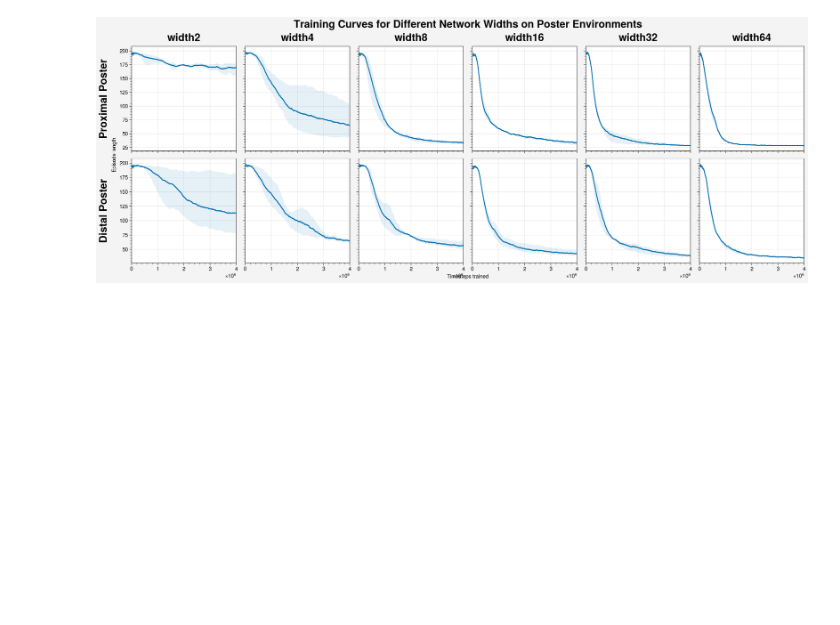
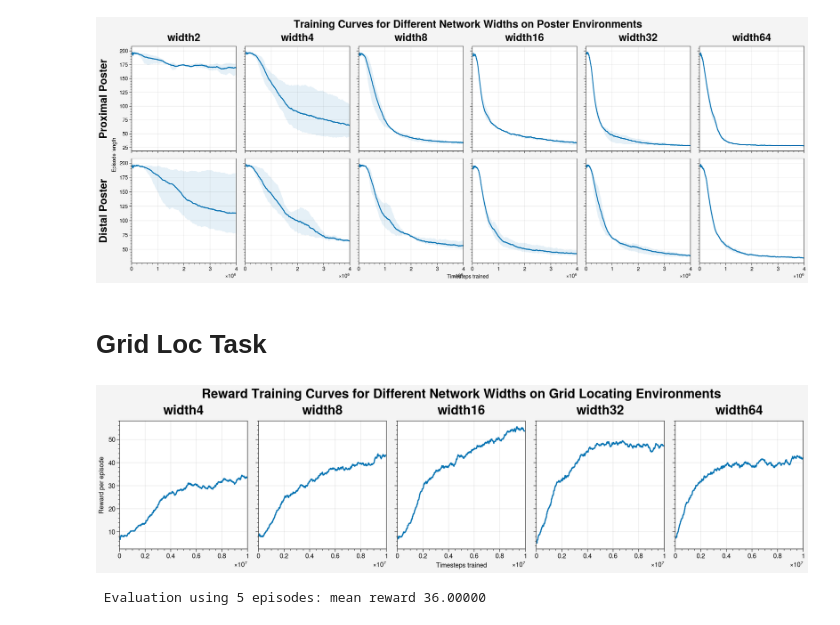
Before and after one commit to liuandrew/training-rl-algo, a Jupyter notebook: write_and_test/data_visualize.ipynb, the cells around one changed output. Cells and saved outputs as stored; diff of their text form; code cells hidden in the pictures; blank space fills up the shorter version.

```diff
--- a/write_and_test/data_visualize.ipynb
+++ b/write_and_test/data_visualize.ipynb
@@ -1196,3 +1196,31 @@ for i in range(len(suffixes)):
 fig.savefig('plots/proof_of_concept/10_1_batch200_poster_training_curves.png')
 # %% [output]
 [figure]
+# %% [markdown]
+# Grid Loc Task
+# %%
+suffixes = ['width4', 'width8', 'width16', 'width32', 'width64']
+exp_names = [f'nav_gridloc_width/nav_gridloc_{width}batch200' for width in suffixes]
+
+fig, ax = pplt.subplots(ncols=len(suffixes))
+
+ax.format(
+    toplabels=suffixes,
+    xlabel='Timesteps trained',
+    ylabel='Reward per episode',
+    rc_kw={'toplabel.size': 18, 'leftlabel.size': 18, 'suptitle.size': 18},
+    suptitle='Reward Training Curves for Different Network Widths on Grid Locating Environments',
+    xlim=[0, 10000000]
+)
+for i in range(len(suffixes)):
+    average_runs(exp_names[i], ax=ax[i], ignore_first=100, ewm=0.001)
+# %% [output]
+[figure, added]
+# %%
+%run model_evaluation
+model_name = 'nav_gridloc_width/nav_gridloc_width64batch200'
+model, obs_rms, kwargs = load_model_and_env(model_name, 0)
+eps = evalu(model, obs_rms, n=5, env_kwargs=kwargs, data_callback=poster_data_callback,
+      capture_video=True, verbose=1)
+# %% [output]
+ Evaluation using 5 episodes: mean reward 36.00000
```
Also changed, not shown: parts of 2 cells of this notebook, 28 other files.
